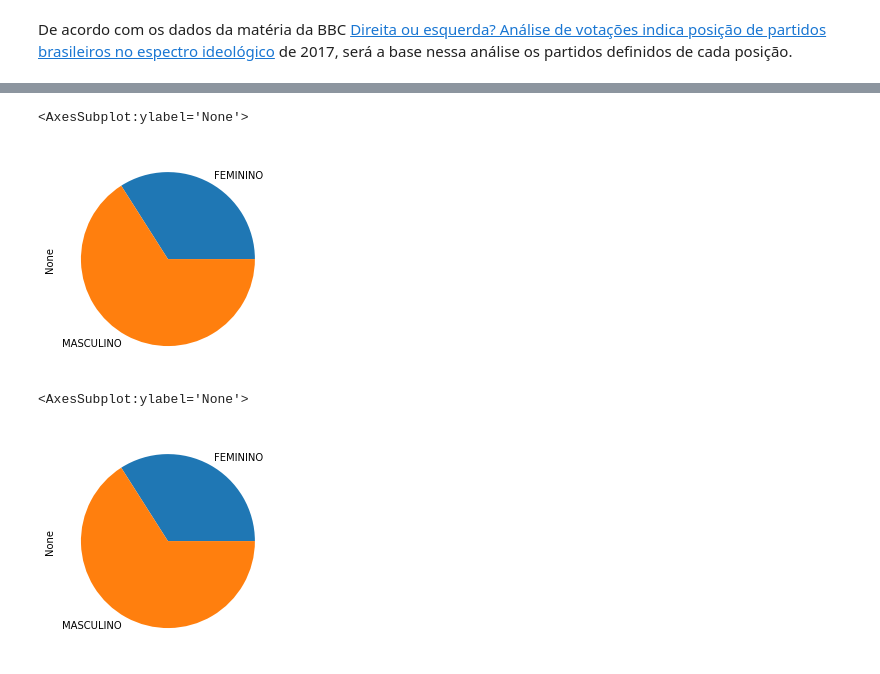
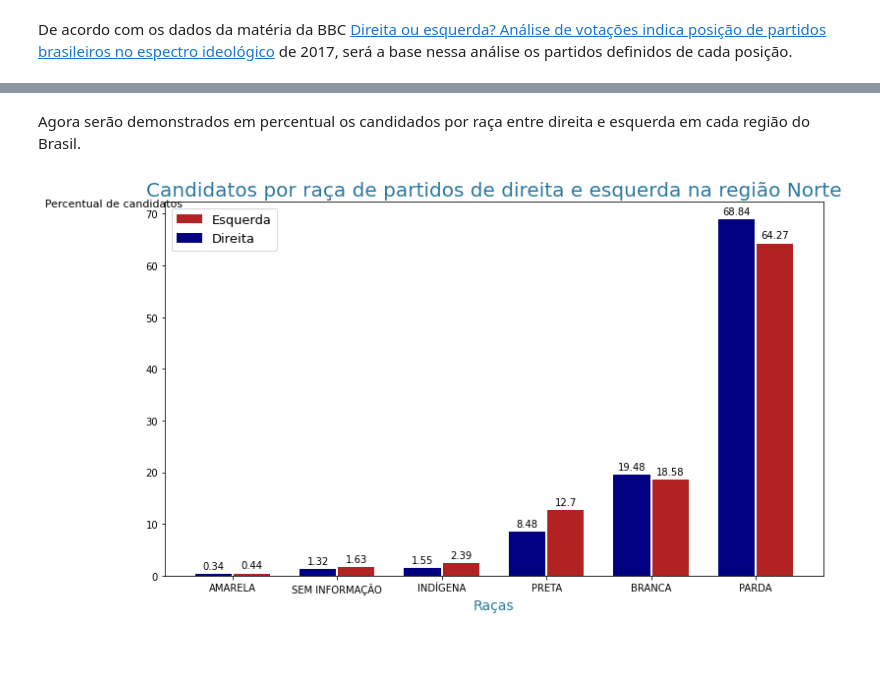
Before and after one commit to jesscahelen/analise_candidatos_2020, a Jupyter notebook: Eleições_2020.ipynb, the cells around one changed output, grey strips where cells are left out. Saved outputs shown, nothing was run; the diff lists cells and outputs as text; code cells hidden in the pictures; blank space fills up the shorter version.

```diff
--- a/Eleições_2020.ipynb
+++ b/Eleições_2020.ipynb
@@ -5,9 +7,10 @@ low_memory=False
 pd.options.display.max_columns = 80
 pd.options.display.max_rows = 90
 # %%
-filename = r'C:\Users\Jessica\Downloads\consulta_cand_2020\consulta_cand_2020_ES.csv'
+filename = r'C:\Users\Jessica\Downloads\consulta_cand_2020\consulta_cand_2020_BRASIL.csv'
+
 df = pd.read_csv(filename, delimiter=';',
-                 usecols='DS_CARGO CD_CARGO DS_SITUACAO_CANDIDATURA SG_PARTIDO CD_GENERO DS_GENERO CD_COR_RACA DS_COR_RACA VR_DESPESA_MAX_CAMPANHA ST_REELEICAO'.split(),
+                 usecols='DS_CARGO CD_CARGO DS_SITUACAO_CANDIDATURA SG_PARTIDO CD_GENERO DS_GENERO CD_COR_RACA DS_COR_RACA VR_DESPESA_MAX_CAMPANHA ST_REELEICAO SG_UF'.split(),
                  encoding='ISO-8859-1',
                  error_bad_lines=False)
 # %%
@@ -17,3 +20,9 @@ df.shape
+# %%
+norte = ['AC', 'AM', 'AP', 'PA', 'RO', 'RR', 'TO']
+nordeste = ['AL', 'BA', 'CE', 'MA', 'PB', 'PE', 'PI', 'RN', 'SE']
+centro = ['GO', 'MT', 'MS','DF']
+sudeste = ['SP', 'MG', 'RJ', 'ES']
+sul = ['PR', 'SC', 'RS']
 # %%
 df.info()
 # %% [output]
@@ -83,10 +65,0 @@ df.query('SG_PARTIDO in @partidos_esquerda and DS_SITUACAO_CANDIDATURA == "APTO"
-# %%
-df.query('DS_SITUACAO_CANDIDATURA == "APTO" and SG_PARTIDO in @partidos_direita and ST_REELEICAO == "N"').groupby('DS_GENERO').size().sort_values().plot(kind='pie')
-# %% [output]
-<AxesSubplot:ylabel='None'>
-[figure, removed]
-# %%
-df.query('DS_SITUACAO_CANDIDATURA == "APTO" and SG_PARTIDO in @partidos_direita and ST_REELEICAO == "N"').groupby('DS_GENERO').size().sort_values().plot(kind='pie')
-# %% [output]
-<AxesSubplot:ylabel='None'>
-[figure, removed]
@@ -92,0 +120,6 @@ df.query('DS_SITUACAO_CANDIDATURA == "APTO" and SG_PARTIDO in @partidos_direita
+# %% [markdown]
+Agora serão demonstrados em percentual os candidados por raça entre direita e esquerda em cada região do Brasil.
+# %%
+raca_esquerda_direita(norte, 'Norte')
+# %% [output]
+[figure, added]
```
Also changed, not shown: parts of 20 cells of this notebook.
